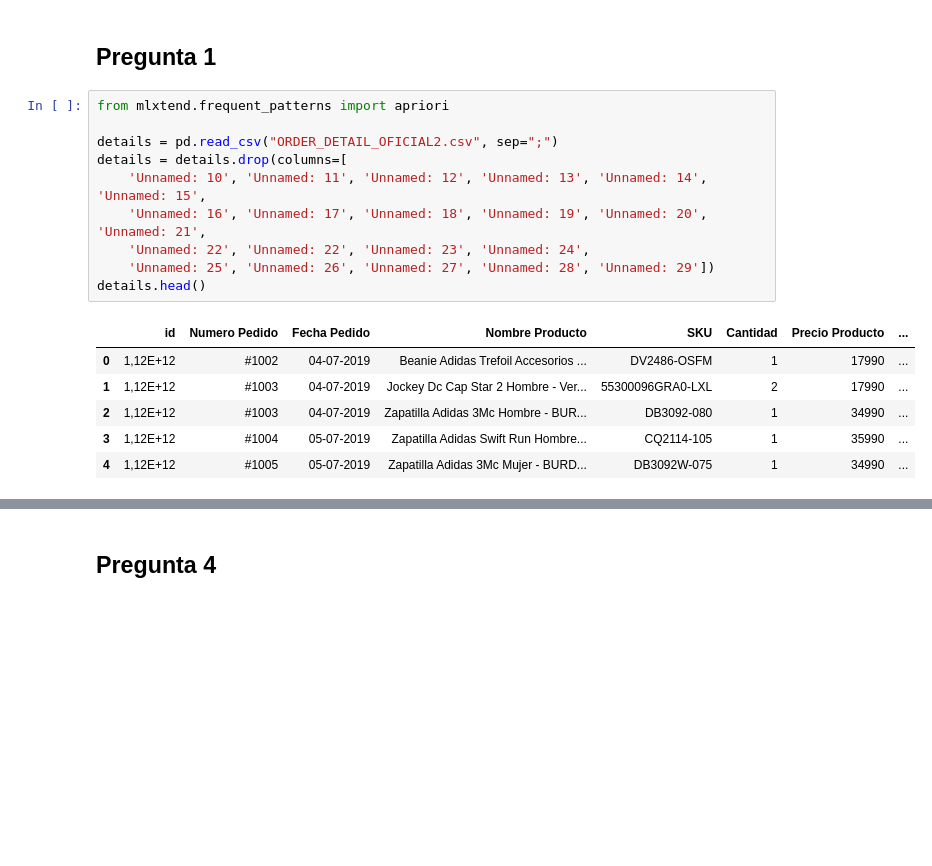
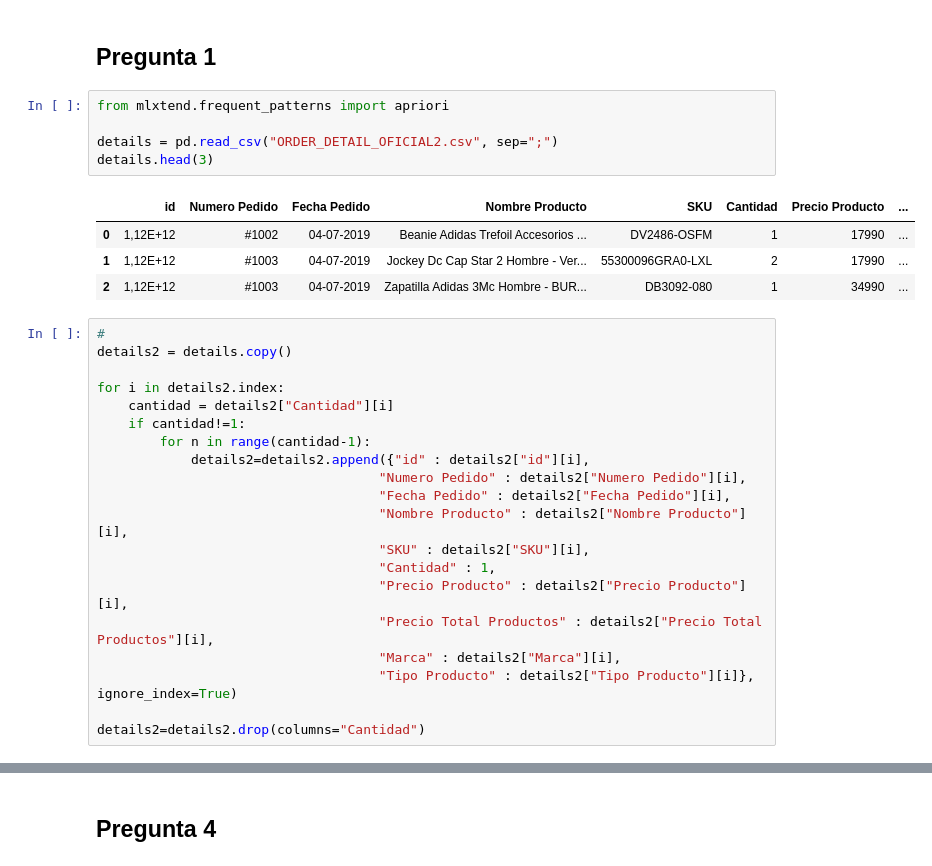
Before and after one commit to doragonUni/CC5206-DataMining-Block, a Jupyter notebook: Hito3.ipynb, the cells around one changed output, grey strips where cells are left out. Cells and saved outputs as stored; diff of their text form; blank space fills up the shorter version.

```diff
--- a/Hito3.ipynb
+++ b/Hito3.ipynb
@@ -329,20 +335,33 @@ Para responder a esta pregunta se utilizarán herramientas de clustering y se  s
 Finalmente usaremos el coeficiente de Silhouette para evaluar los clusters.
 # %% [markdown]
 ## Pregunta 1
-# %%
-from mlxtend.frequent_patterns import apriori
-
-details = pd.read_csv("ORDER_DETAIL_OFICIAL2.csv", sep=";")
-details = details.drop(columns=[
-    'Unnamed: 10', 'Unnamed: 11', 'Unnamed: 12', 'Unnamed: 13', 'Unnamed: 14', 'Unnamed: 15',
-    'Unnamed: 16', 'Unnamed: 17', 'Unnamed: 18', 'Unnamed: 19', 'Unnamed: 20', 'Unnamed: 21',
-    'Unnamed: 22', 'Unnamed: 22', 'Unnamed: 23', 'Unnamed: 24',
-    'Unnamed: 25', 'Unnamed: 26', 'Unnamed: 27', 'Unnamed: 28', 'Unnamed: 29'])
-details.head()
-# %% [output]
-|  | id | Numero Pedido | Fecha Pedido | Nombre Producto | SKU | Cantidad | Precio Producto | ... |
-| 0 | 1,12E+12 | #1002 | 04-07-2019 | Beanie Adidas Trefoil Accesorios ... | DV2486-OSFM | 1 | 17990 | ... |
-| 1 | 1,12E+12 | #1003 | 04-07-2019 | Jockey Dc Cap Star 2 Hombre - Ver... | 55300096GRA0-LXL | 2 | 17990 | ... |
-| 2 | 1,12E+12 | #1003 | 04-07-2019 | Zapatilla Adidas 3Mc Hombre - BUR... | DB3092-080 | 1 | 34990 | ... |
-| 3 | 1,12E+12 | #1004 | 05-07-2019 | Zapatilla Adidas Swift Run Hombre... | CQ2114-105 | 1 | 35990 | ... |
-| 4 | 1,12E+12 | #1005 | 05-07-2019 | Zapatilla Adidas 3Mc Mujer - BURD... | DB3092W-075 | 1 | 34990 | ... |
+# %%
+from mlxtend.frequent_patterns import apriori
+
+details = pd.read_csv("ORDER_DETAIL_OFICIAL2.csv", sep=";")
+details.head(3)
+# %% [output]
+|  | id | Numero Pedido | Fecha Pedido | Nombre Producto | SKU | Cantidad | Precio Producto | ... |
+| 0 | 1,12E+12 | #1002 | 04-07-2019 | Beanie Adidas Trefoil Accesorios ... | DV2486-OSFM | 1 | 17990 | ... |
+| 1 | 1,12E+12 | #1003 | 04-07-2019 | Jockey Dc Cap Star 2 Hombre - Ver... | 55300096GRA0-LXL | 2 | 17990 | ... |
+| 2 | 1,12E+12 | #1003 | 04-07-2019 | Zapatilla Adidas 3Mc Hombre - BUR... | DB3092-080 | 1 | 34990 | ... |
+# %%
+#
+details2 = details.copy()
+
+for i in details2.index:
+    cantidad = details2["Cantidad"][i]
+    if cantidad!=1:
+        for n in range(cantidad-1):
+            details2=details2.append({"id" : details2["id"][i],
+                                    "Numero Pedido" : details2["Numero Pedido"][i],
+                                    "Fecha Pedido" : details2["Fecha Pedido"][i],
+                                    "Nombre Producto" : details2["Nombre Producto"][i],
+                                    "SKU" : details2["SKU"][i],
+                                    "Cantidad" : 1,
+                                    "Precio Producto" : details2["Precio Producto"][i],
+                                    "Precio Total Productos" : details2["Precio Total Productos"][i],
+                                    "Marca" : details2["Marca"][i],
+                                    "Tipo Producto" : details2["Tipo Producto"][i]}, ignore_index=True)
+
+details2=details2.drop(columns="Cantidad")
```
Also changed, not shown: parts of 12 cells of this notebook.
